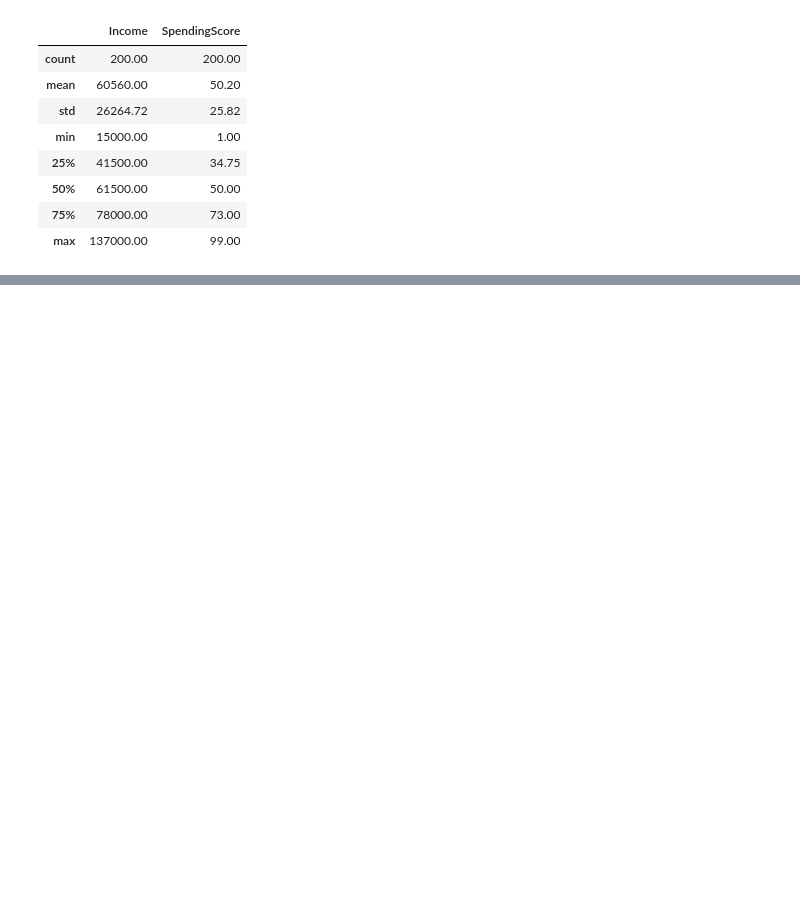
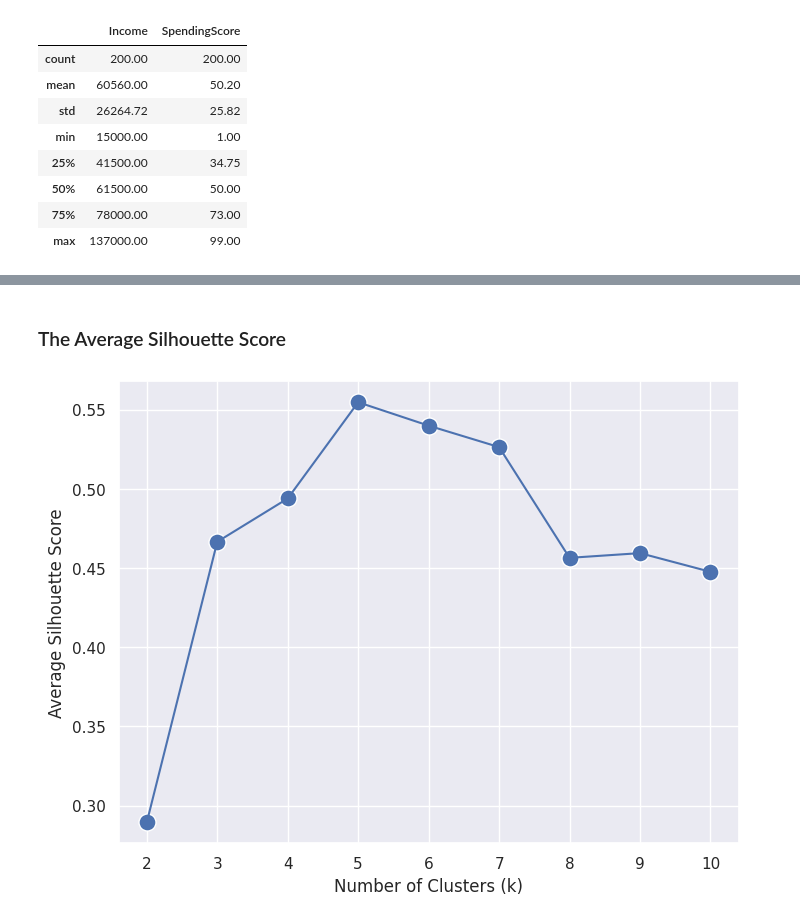
Before and after one commit to vaaaltin/data-science_ml-engineer, a Jupyter notebook: Models/kmeans.ipynb, the cells around one changed output, grey strips where cells are left out. Cells and saved outputs as stored; diff of their text form; code cells hidden in the pictures; blank space fills up the shorter version.

```diff
--- a/Models/kmeans.ipynb
+++ b/Models/kmeans.ipynb
@@ -185,0 +342,30 @@ customers[['Income', 'SpendingScore']].describe().round(2)
+# %% [markdown]
+### The Average Silhouette Score
+# %%
+from sklearn.metrics import silhouette_score
+
+silhouette = []
+
+for k in range(2, 11):
+    km = KMeans(n_clusters = k, n_init = 25, random_state = 1234)
+    km.fit(customers_scaled)
+    silhouette.append(silhouette_score(customers_scaled, km.labels_))
+
+silhouette_series = pd.Series(silhouette, index = range(2, 11))
+
+plt.figure(figsize=(8,6))
+ax = sns.lineplot(
+    y = silhouette_series,
+    x = silhouette_series.index
+)
+ax = sns.scatterplot(
+    y = silhouette_series,
+    x = silhouette_series.index,
+    s = 150
+)
+ax = ax.set(
+    xlabel = 'Number of Clusters (k)',
+    ylabel = 'Average Silhouette Score'
+)
+# %% [output]
+[figure, added]
```
Also changed, not shown: parts of 30 cells of this notebook.
